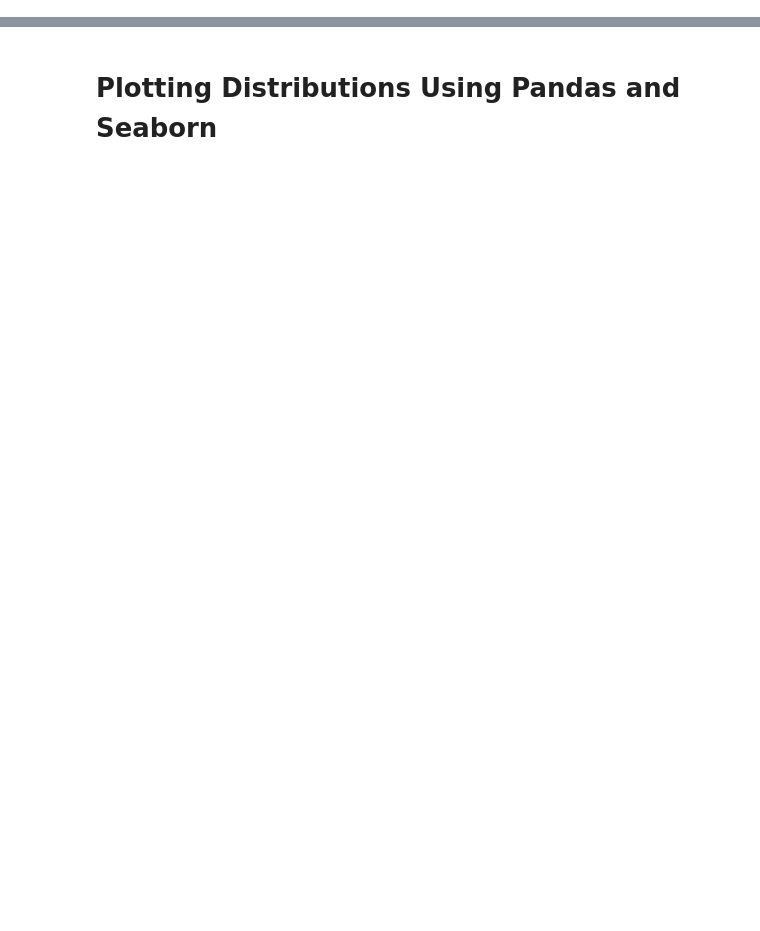
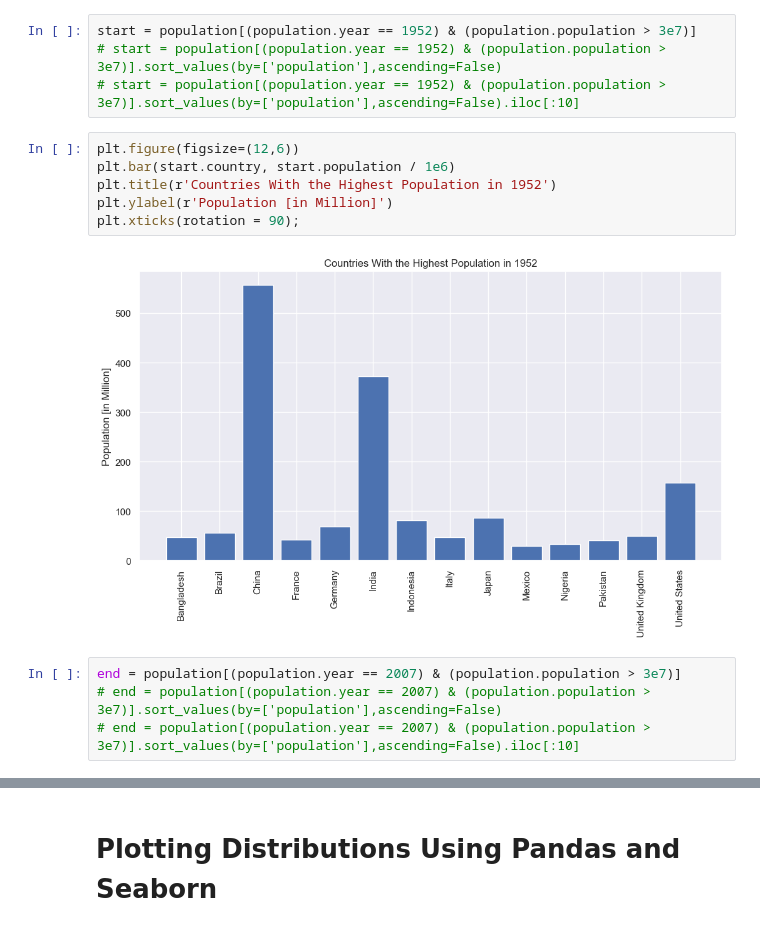
Before and after one commit to kamath-abhijith/Statistics-for-Data-Science, a Jupyter notebook: notebooks/02 Plotting Distributions.ipynb, the cells around one changed output, grey strips where cells are left out. Saved outputs shown, nothing was run; the diff lists cells and outputs as text; blank space fills up the shorter version.

```diff
--- a/notebooks/02 Plotting Distributions.ipynb
+++ b/notebooks/02 Plotting Distributions.ipynb
@@ -0,0 +97,16 @@
+# %%
+start = population[(population.year == 1952) & (population.population > 3e7)]
+# start = population[(population.year == 1952) & (population.population > 3e7)].sort_values(by=['population'],ascending=False)
+# start = population[(population.year == 1952) & (population.population > 3e7)].sort_values(by=['population'],ascending=False).iloc[:10]
+# %%
+plt.figure(figsize=(12,6))
+plt.bar(start.country, start.population / 1e6)
+plt.title(r'Countries With the Highest Population in 1952')
+plt.ylabel(r'Population [in Million]')
+plt.xticks(rotation = 90);
+# %% [output]
+[figure, added]
+# %%
+end = population[(population.year == 2007) & (population.population > 3e7)]
+# end = population[(population.year == 2007) & (population.population > 3e7)].sort_values(by=['population'],ascending=False)
+# end = population[(population.year == 2007) & (population.population > 3e7)].sort_values(by=['population'],ascending=False).iloc[:10]
```
Also changed, not shown: parts of 30 cells of this notebook, 15 other files.
